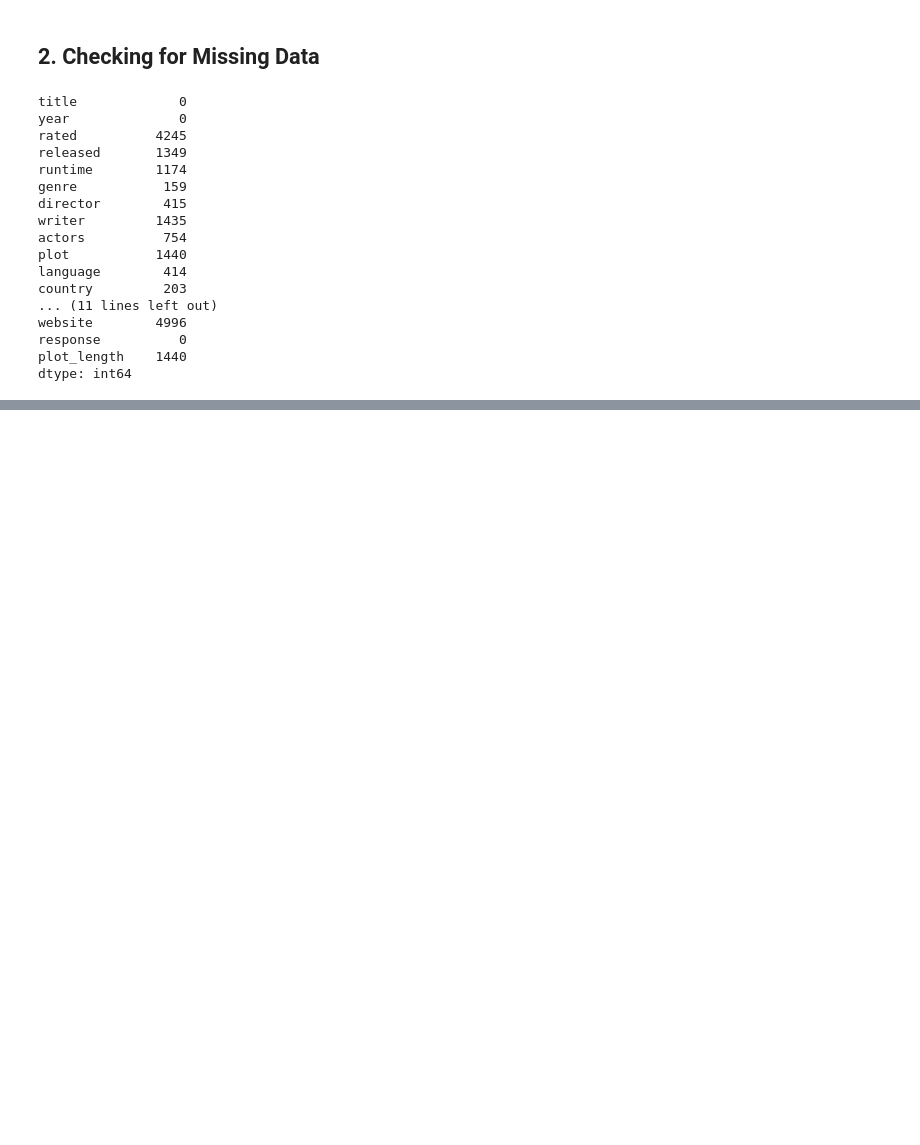
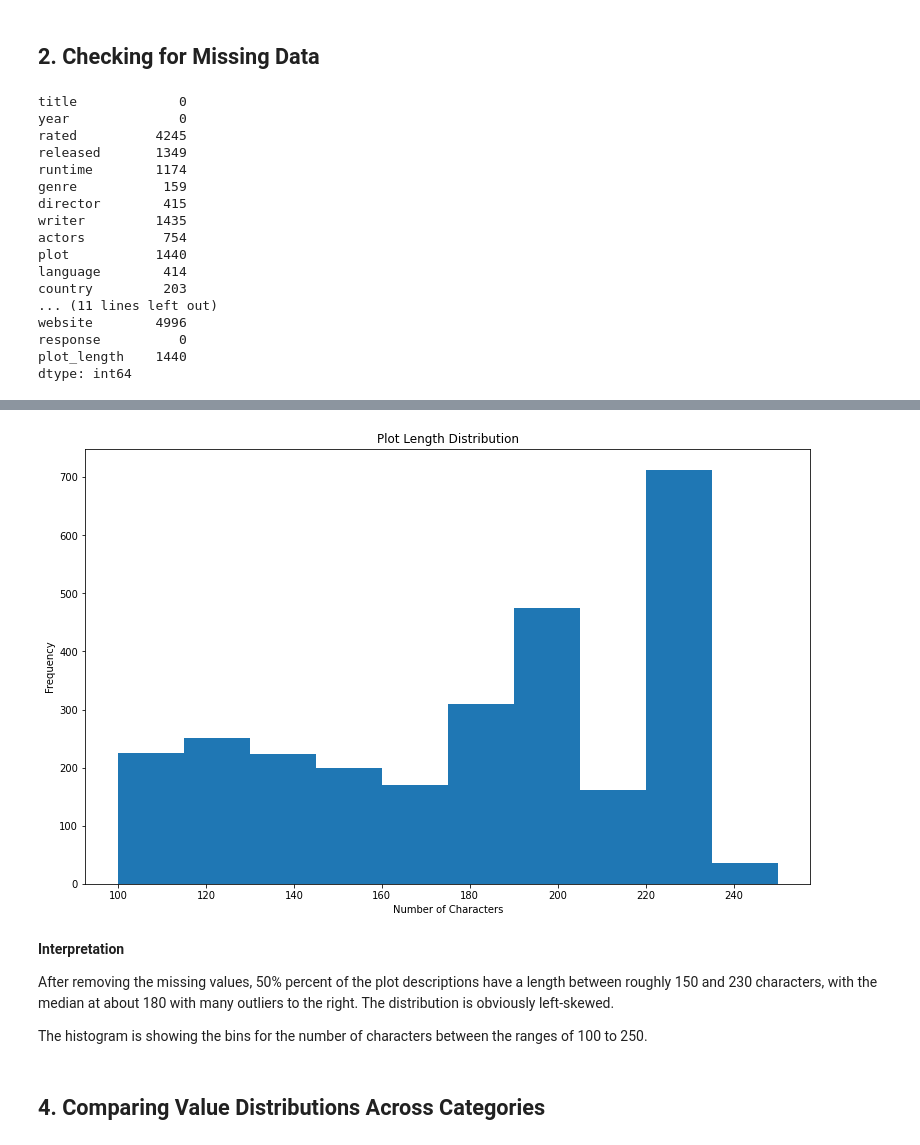
Before and after one commit to dmunger27/Movies_Plots_Analysis, a Jupyter notebook: notebooks/Descriptive Statistics on API Data.ipynb, the cells around one changed output, grey strips where cells are left out. Saved outputs shown, nothing was run; the diff lists cells and outputs as text; code cells hidden in the pictures; blank space fills up the shorter version.

```diff
--- a/notebooks/Descriptive Statistics on API Data.ipynb
+++ b/notebooks/Descriptive Statistics on API Data.ipynb
@@ -113,0 +137,17 @@ dtype: int64
+# %%
+# Histogram distribution of movie plot lengths
+plt.figure(figsize=(13,8))
+movies_info['plot_length'].plot(kind = 'hist', range = (100,250))
+plt.xlabel('Number of Characters')
+plt.title('Plot Length Distribution')
+plt.show()
+# %% [output]
+[figure, added]
+# %% [markdown]
+**Interpretation**
+
+After removing the missing values, 50% percent of the plot descriptions have a length between roughly 150 and 230 characters, with the median at about 180 with many outliers to the right. The distribution is obviously left-skewed.
+
+The histogram is showing the bins for the number of characters between the ranges of 100 to 250.
+# %% [markdown]
+## 4. Comparing Value Distributions Across Categories
```
Also changed, not shown: parts of 34 cells of this notebook, 3 other files.
